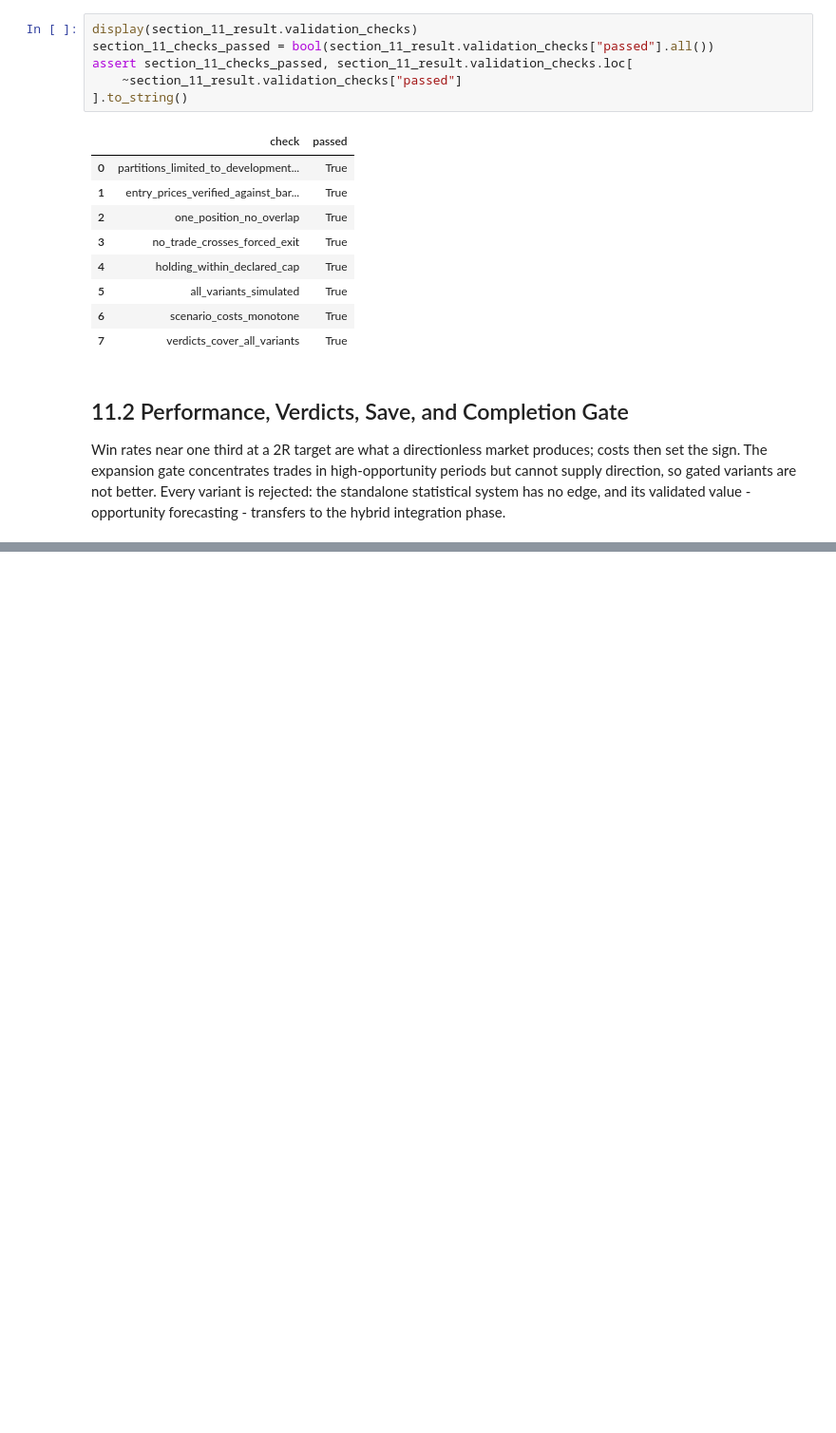
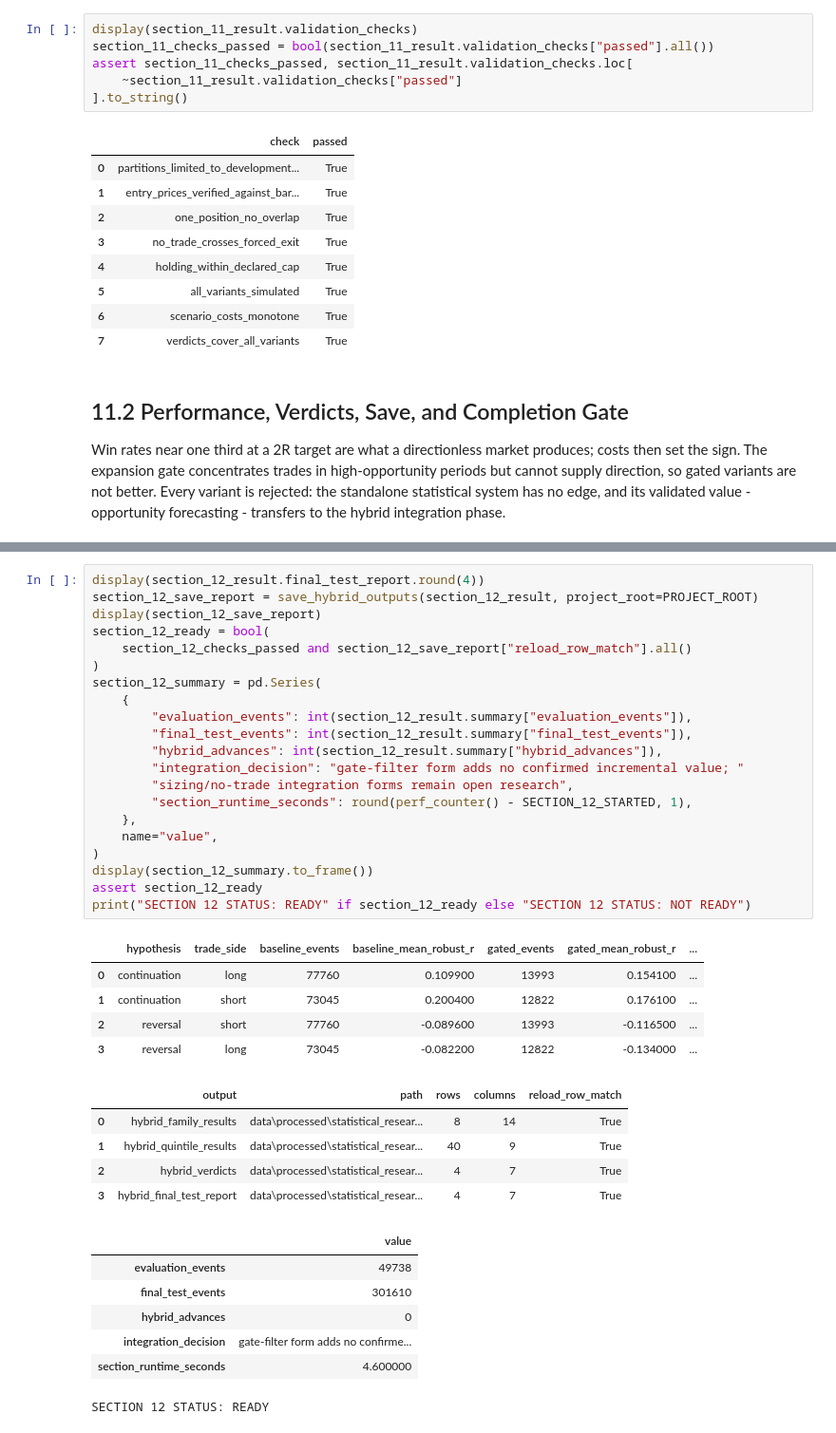
Before and after one commit to Abond1234/GC-1m-OHLCV-QUANTITATIVE-ANALYSIS, a Jupyter notebook: notebooks/exploration/statistical_feature_research.ipynb, the cells around one changed output, grey strips where cells are left out. Shown at 95% size. Saved outputs shown, nothing was run; the diff lists cells and outputs as text; blank space fills up the shorter version.

```diff
--- a/notebooks/exploration/statistical_feature_research.ipynb
+++ b/notebooks/exploration/statistical_feature_research.ipynb
@@ -4323,0 +4405,39 @@ SECTION 11 STATUS: READY
+# %%
+display(section_12_result.final_test_report.round(4))
+section_12_save_report = save_hybrid_outputs(section_12_result, project_root=PROJECT_ROOT)
+display(section_12_save_report)
+section_12_ready = bool(
+    section_12_checks_passed and section_12_save_report["reload_row_match"].all()
+)
+section_12_summary = pd.Series(
+    {
+        "evaluation_events": int(section_12_result.summary["evaluation_events"]),
+        "final_test_events": int(section_12_result.summary["final_test_events"]),
+        "hybrid_advances": int(section_12_result.summary["hybrid_advances"]),
+        "integration_decision": "gate-filter form adds no confirmed incremental value; "
+        "sizing/no-trade integration forms remain open research",
+        "section_runtime_seconds": round(perf_counter() - SECTION_12_STARTED, 1),
+    },
+    name="value",
+)
+display(section_12_summary.to_frame())
+assert section_12_ready
+print("SECTION 12 STATUS: READY" if section_12_ready else "SECTION 12 STATUS: NOT READY")
+# %% [output]
+|  | hypothesis | trade_side | baseline_events | baseline_mean_robust_r | gated_events | gated_mean_robust_r | ... |
+| 0 | continuation | long | 77760 | 0.109900 | 13993 | 0.154100 | ... |
+| 1 | continuation | short | 73045 | 0.200400 | 12822 | 0.176100 | ... |
+| 2 | reversal | short | 77760 | -0.089600 | 13993 | -0.116500 | ... |
+| 3 | reversal | long | 73045 | -0.082200 | 12822 | -0.134000 | ... |
+|  | output | path | rows | columns | reload_row_match |
+| 0 | hybrid_family_results | data\processed\statistical_resear... | 8 | 14 | True |
+| 1 | hybrid_quintile_results | data\processed\statistical_resear... | 40 | 9 | True |
+| 2 | hybrid_verdicts | data\processed\statistical_resear... | 4 | 7 | True |
+| 3 | hybrid_final_test_report | data\processed\statistical_resear... | 4 | 7 | True |
+|  | value |
+| evaluation_events | 49738 |
+| final_test_events | 301610 |
+| hybrid_advances | 0 |
+| integration_decision | gate-filter form adds no confirme... |
+| section_runtime_seconds | 4.600000 |
+SECTION 12 STATUS: READY
```
Also changed, not shown: parts of 15 cells of this notebook, 6 other files.
